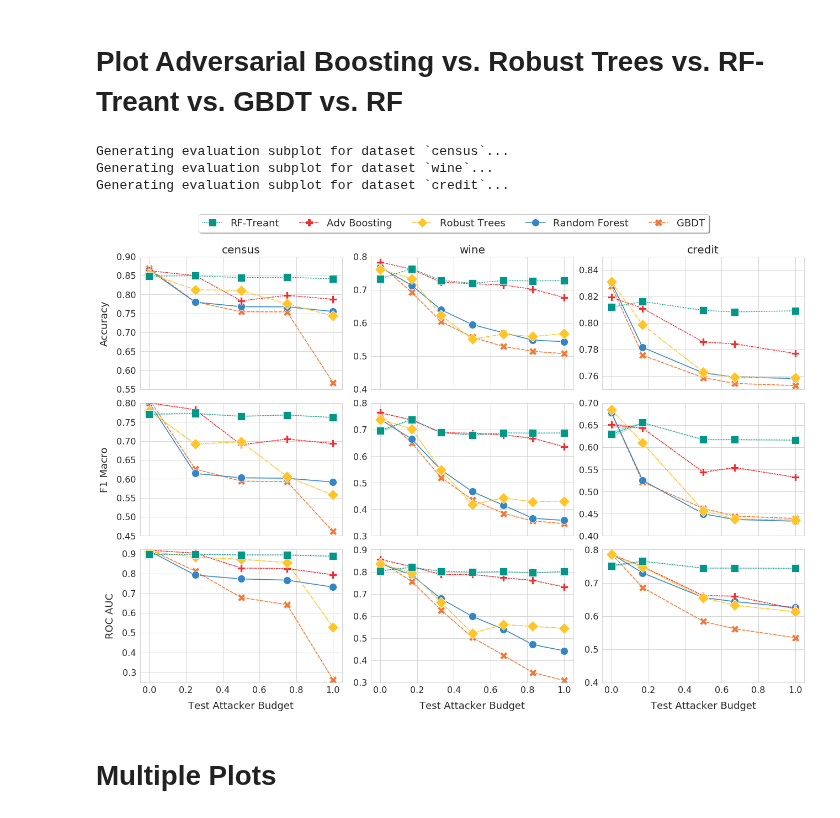
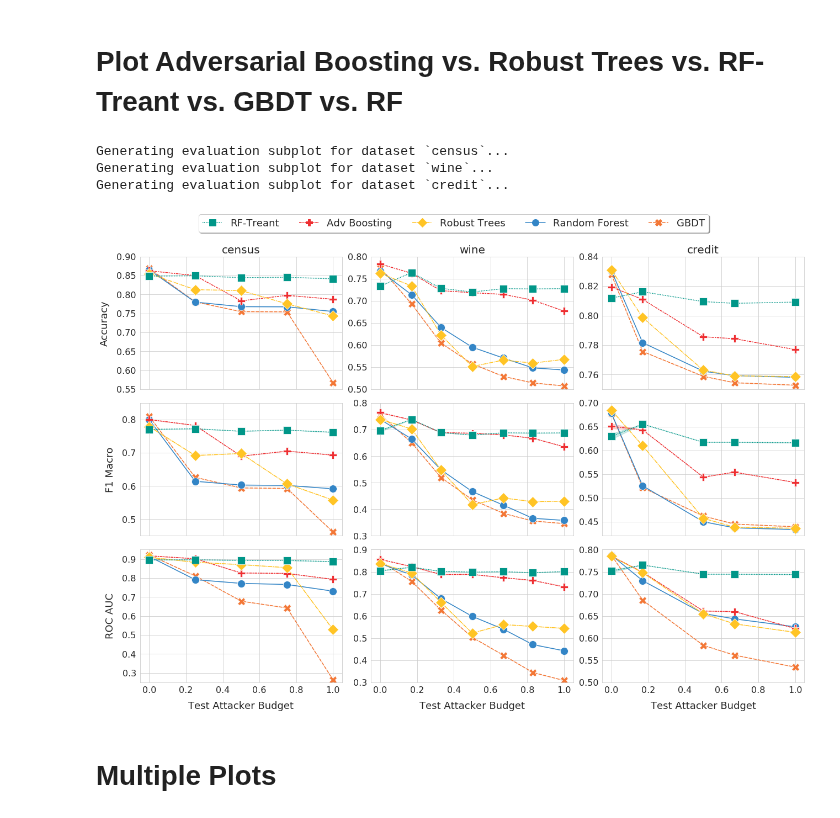
Before and after one commit to gtolomei/treant, a Jupyter notebook: src/Plotting-Cla.ipynb, the cells around one changed output. Drawn from its saved outputs; the diff is of its cells as text; code cells hidden in the pictures.

```diff
--- a/src/Plotting-Cla.ipynb
+++ b/src/Plotting-Cla.ipynb
@@ -137,16 +137,16 @@ def plot_all_atk_datasets(eval_models, eval_metrics, robust_models, dataset_name
                markerscale=2.
               )
 # %%
-y_lims = [ [(0.55,.9),(0.45,.85),(.25,.92) ] ,
-           [(.4,.8),(.3,.8),(.3,.9) ] ,
-           [(.75,.85),(.4,.7),(.4,.8) ] ]
+y_lims = [ [(0.55,.9),(0.45,.85),(.25,.95) ] ,
+           [(.5,.8),(.3,.8),(.3,.9) ] ,
+           [(.75,.84),(.42,.7),(.5,.8) ] ]
 
 plot_all_atk_datasets(EVAL_MODELS, EVAL_METRICS, ALL_MODELS, DATASET_CLEAN_NAMES, y_lims)
 # %% [output]
 Generating evaluation subplot for dataset `census`...
 Generating evaluation subplot for dataset `wine`...
 Generating evaluation subplot for dataset `credit`...
-[figure, old version]
+[figure, new version]
 # %% [markdown]
 # Multiple Plots
 # %% [markdown]
```
